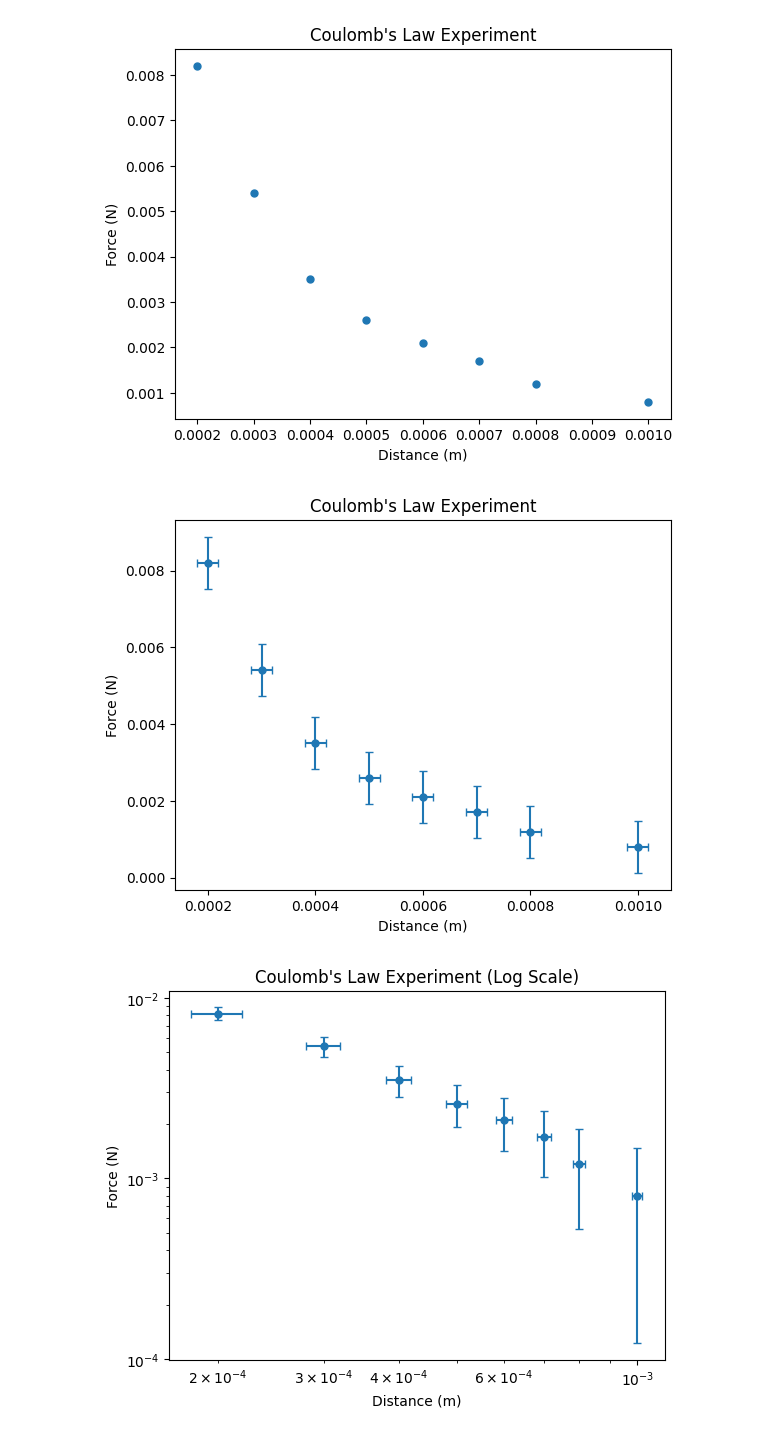
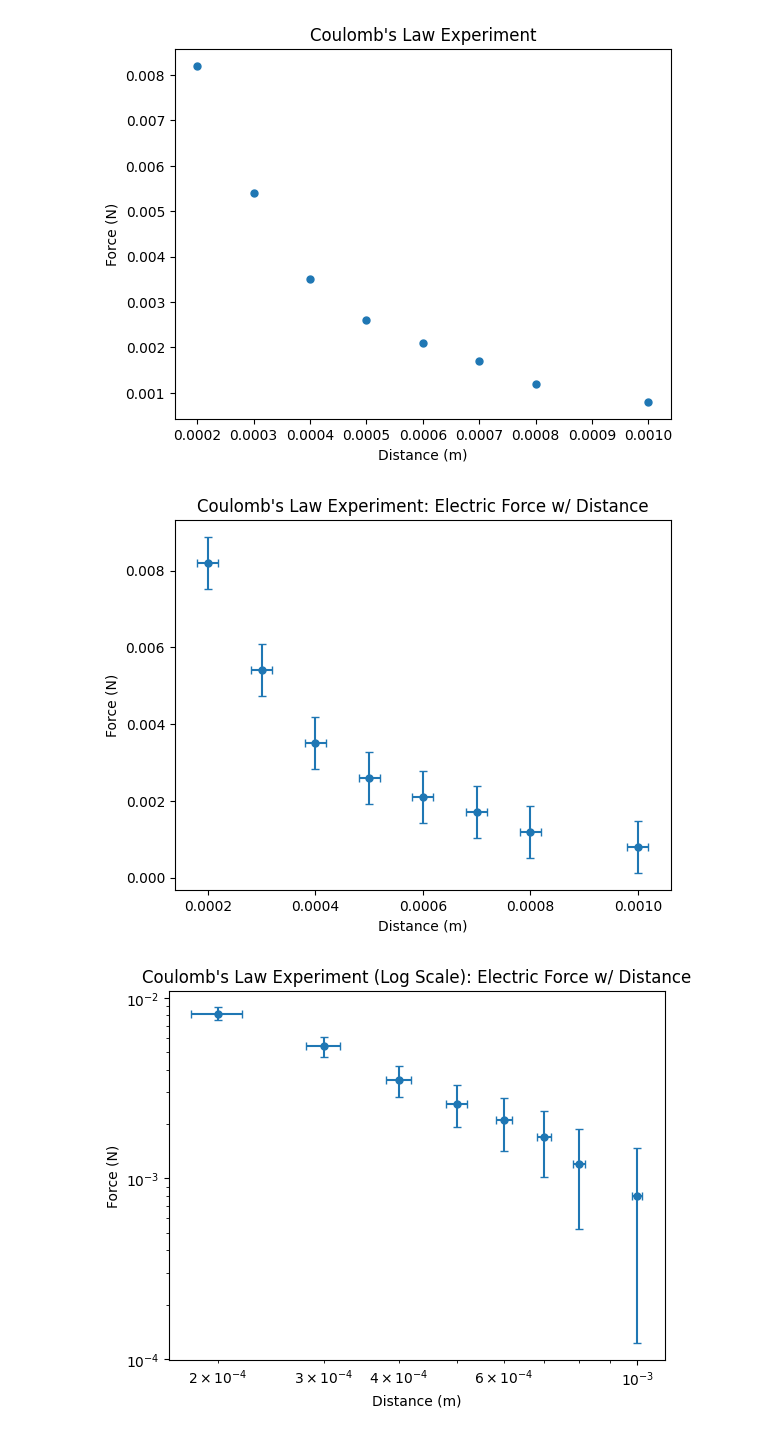
Before and after one commit to Avesta03/Electrostatics-Lab-Report-Analysis, a Jupyter notebook: analysis.ipynb, the cells around one changed output. Drawn from its saved outputs; the diff is of its cells as text; code cells hidden in the pictures.

Commit message:
Graphs - Minor Updates

```diff
--- a/analysis.ipynb
+++ b/analysis.ipynb
@@ -30,27 +30,27 @@ plt.errorbar(df['Distance'], df['Force'], xerr=df['Distance_Error'], yerr=df['Fo
 
 plt.xlabel('Distance (m)')
 plt.ylabel('Force (N)')
-plt.title('Coulomb\'s Law Experiment')
+plt.title('Coulomb\'s Law Experiment: Electric Force w/ Distance')
 
 plt.show()
 # %% [output]
-[figure, old version]
+[figure, new version]
 # %%
 import matplotlib.pyplot as plt
 
 plt.errorbar(df['Distance'], df['Force'], xerr=df['Distance_Error'], yerr=df['Force_Error'], fmt='o', markersize=5, capsize=3)
 
 # Using a logarithmic scale on both axes
 plt.xscale('log')
 plt.yscale('log')
 
 plt.xlabel('Distance (m)')
 plt.ylabel('Force (N)')
-plt.title('Coulomb\'s Law Experiment (Log Scale)')
+plt.title('Coulomb\'s Law Experiment (Log Scale): Electric Force w/ Distance')
 
 plt.show()
 # %% [output]
-[figure, old version]
+[figure, new version]
 # %%
 import matplotlib.pyplot as plt
 
```
Also changed, not shown: parts of 2 cells of this notebook.
